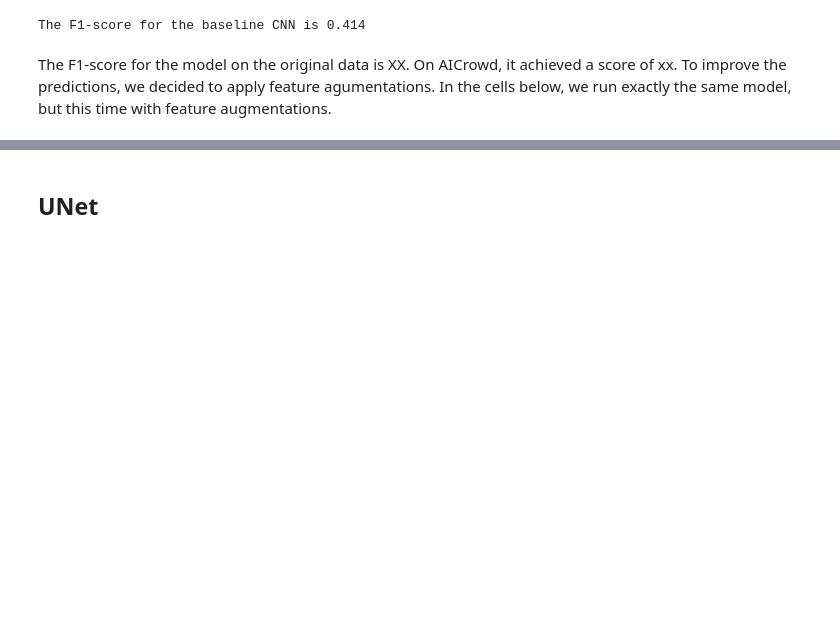
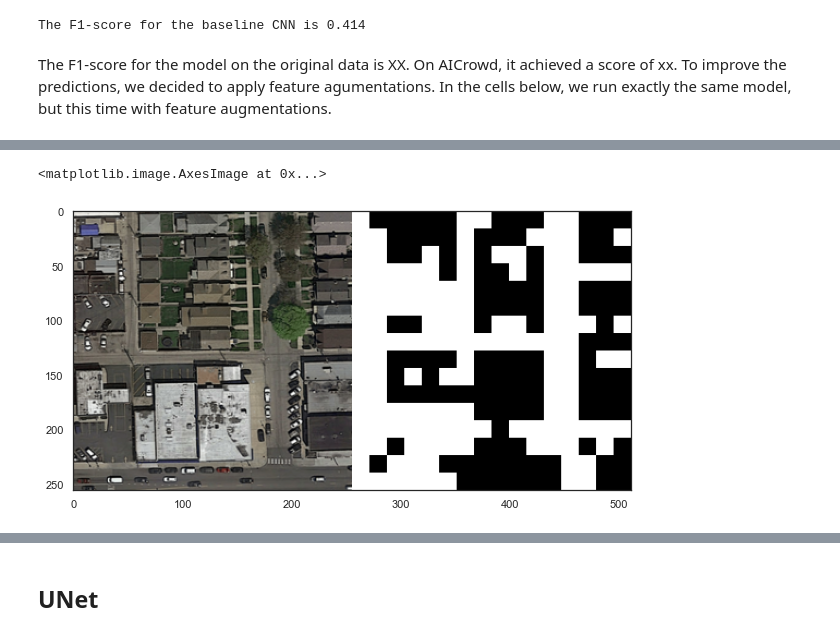
Before and after one commit to CS-433/ml-project-2-vikings_ml, a Jupyter notebook: story.ipynb, the cells around one changed output, grey strips where cells are left out. Drawn from its saved outputs; the diff is of its cells as text; code cells hidden in the pictures; blank space fills up the shorter version.

```diff
--- a/story.ipynb
+++ b/story.ipynb
@@ -238,10 +238,13 @@ Minibatch error: 28.1%
 # %%
-val_img = mpimg.imread("data/training/images/10-split/satImage_095_Aug00")
+val_img = mpimg.imread("data/training/images/10-split/satImage_095_Aug00.png")
 pred_cnn_aug = mpimg.imread("predictions/69.png")
 # Visualizing original test image and prediction
 cimg = concatenate_images(val_img, pred_cnn_aug)
 fig1 = plt.figure(figsize=(10, 10))
 plt.imshow(cimg, cmap='Greys_r')
+# %% [output]
+<matplotlib.image.AxesImage at 0x...>
+[figure, added]
 # %%
 # defining paths to save predictions and load groundtruths
 pred_path = 'predictions/'
```
Also changed, not shown: parts of 3 cells of this notebook.
